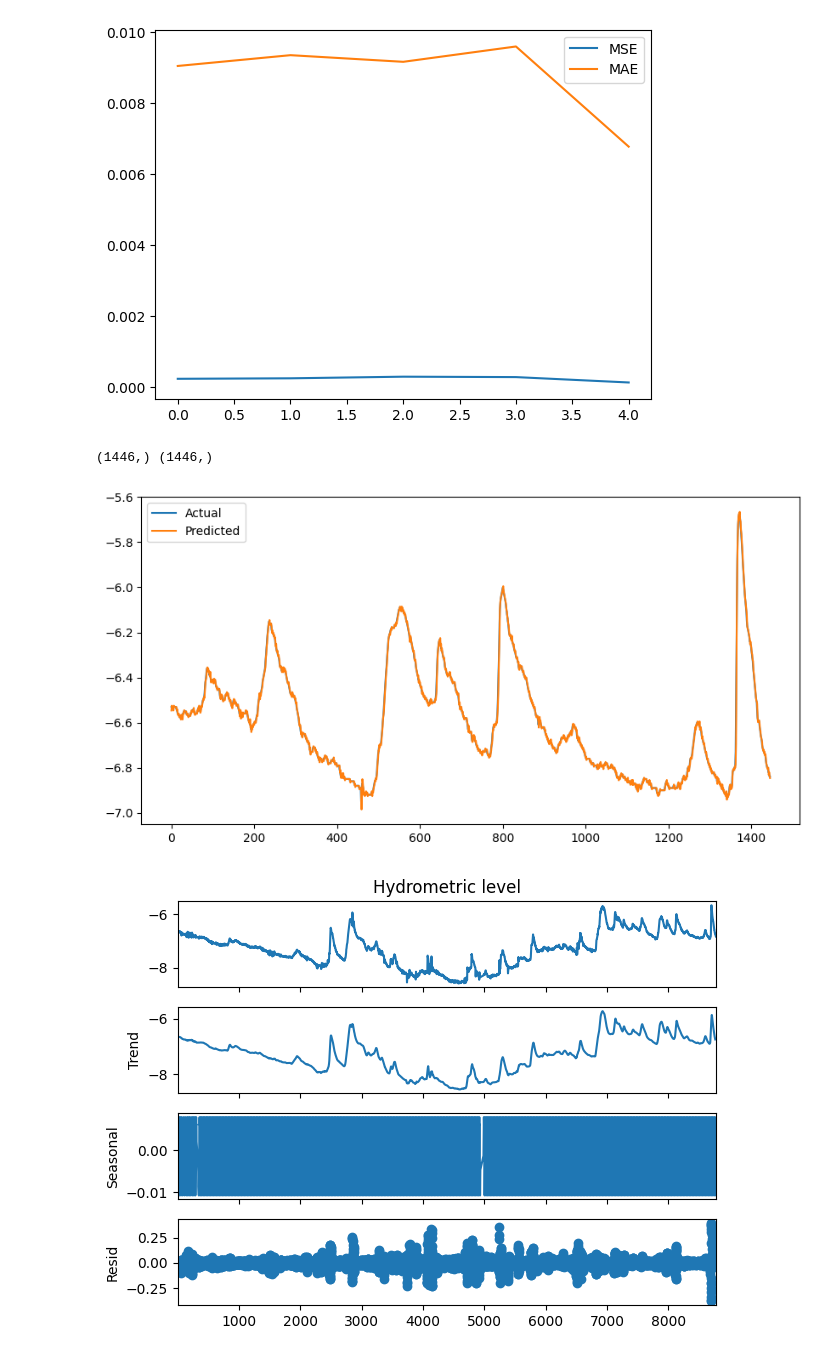
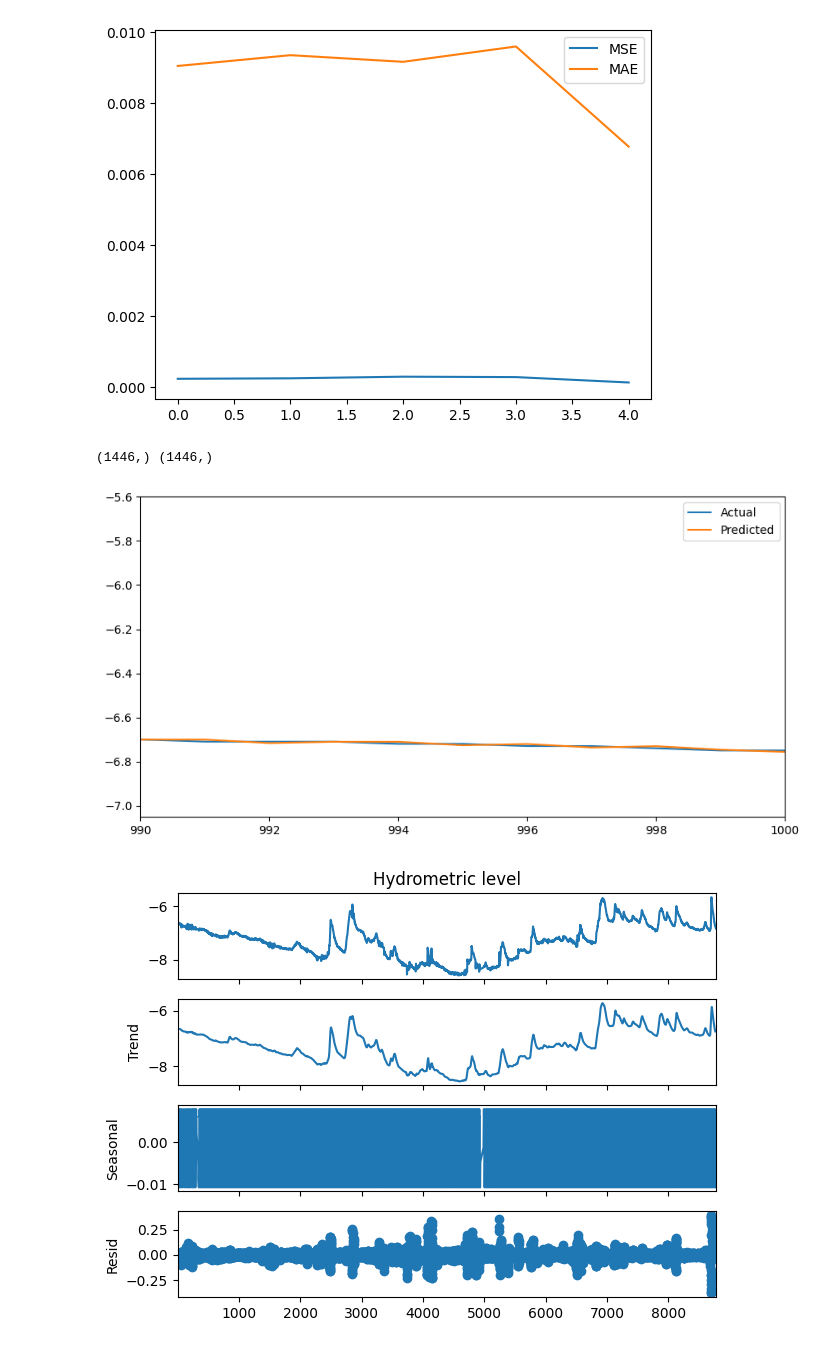
Before and after one commit to angyaloliver/bip-ml4eo, a Jupyter notebook: src/bip-ml4eo.ipynb, the cells around one changed output. Saved outputs shown, nothing was run; the diff lists cells and outputs as text; code cells hidden in the pictures.

```diff
--- a/src/bip-ml4eo.ipynb
+++ b/src/bip-ml4eo.ipynb
@@ -359,14 +418,14 @@ for train_index, test_index in tscv.split(features):
     y_pred = model.predict(X_test)
 
     mae = mean_absolute_error(y_test, y_pred)
-    mse = mean_squared_error(y_test, y_pred)
-    print("mse", mse)
+    rmse = mean_squared_error(y_test, y_pred, squared=False)  # rmse
+    print("rmse", rmse)
     print("mae", mae)
-    mse_scores.append(mse)
+    mse_scores.append(rmse)
     mae_scores.append(mae)
 
-average_mse = sum(mse_scores) / len(mse_scores)
-print(f"Average Mean Squared Error: {average_mse}")
+average_rmse = sum(mse_scores) / len(mse_scores)
+print(f"Average Root Mean Squared Error: {average_rmse}")
 
 average_mae = sum(mae_scores) / len(mae_scores)
 print(f"Average Mean Absolute Error: {average_mae}")
@@ -409,12 +489,13 @@ plt.show()
 # %%
 import matplotlib.pyplot as plt
 
 plt.figure(figsize=(10, 5))
 print(y_test.shape, y_pred.shape)
 plt.plot(y_test.values, label="Actual")
 plt.plot(y_pred, label="Predicted")
+plt.xlim(990, 1000)
 plt.legend()
 plt.show()
 # %% [output]
 (1446,) (1446,)
-[figure, old version]
+[figure, new version]
```
Also changed, not shown: parts of 7 cells of this notebook.
